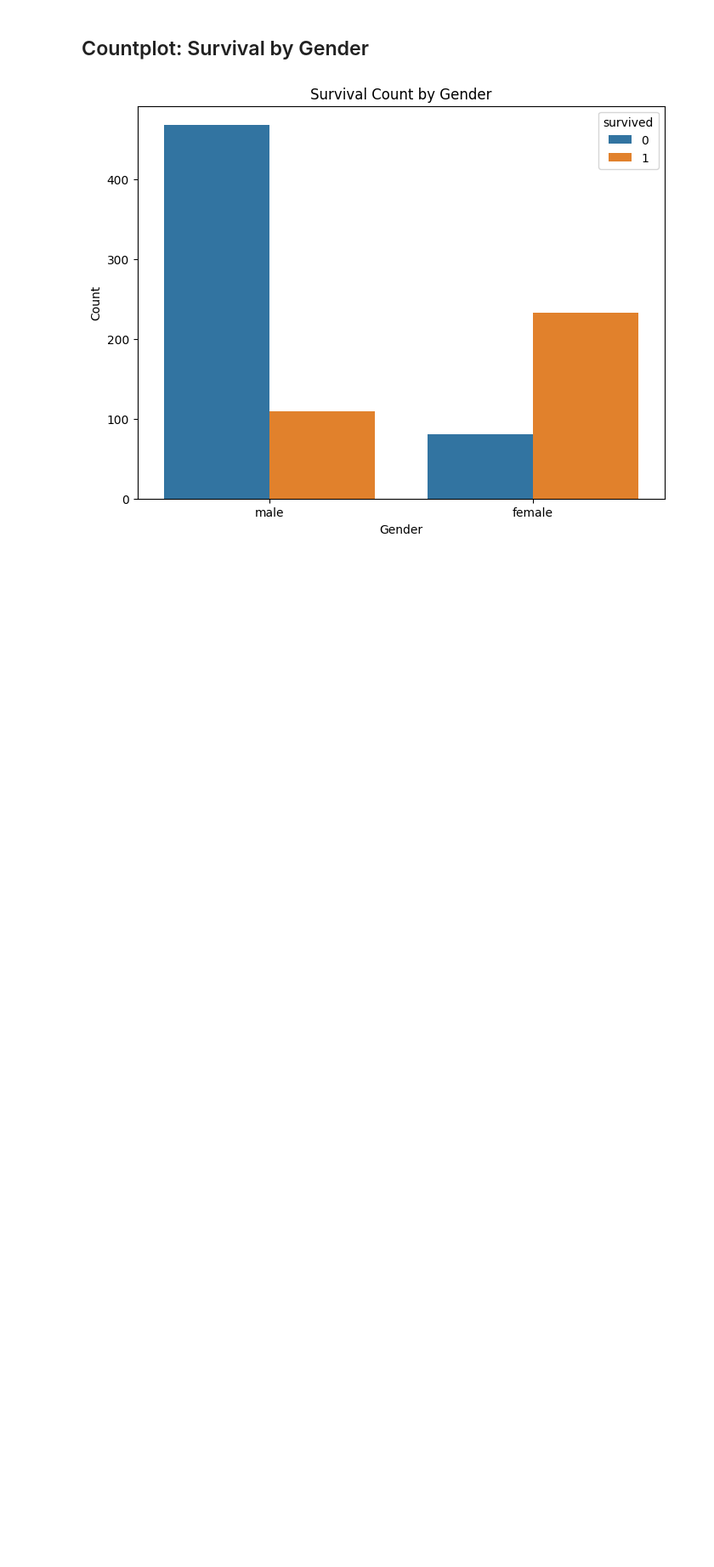
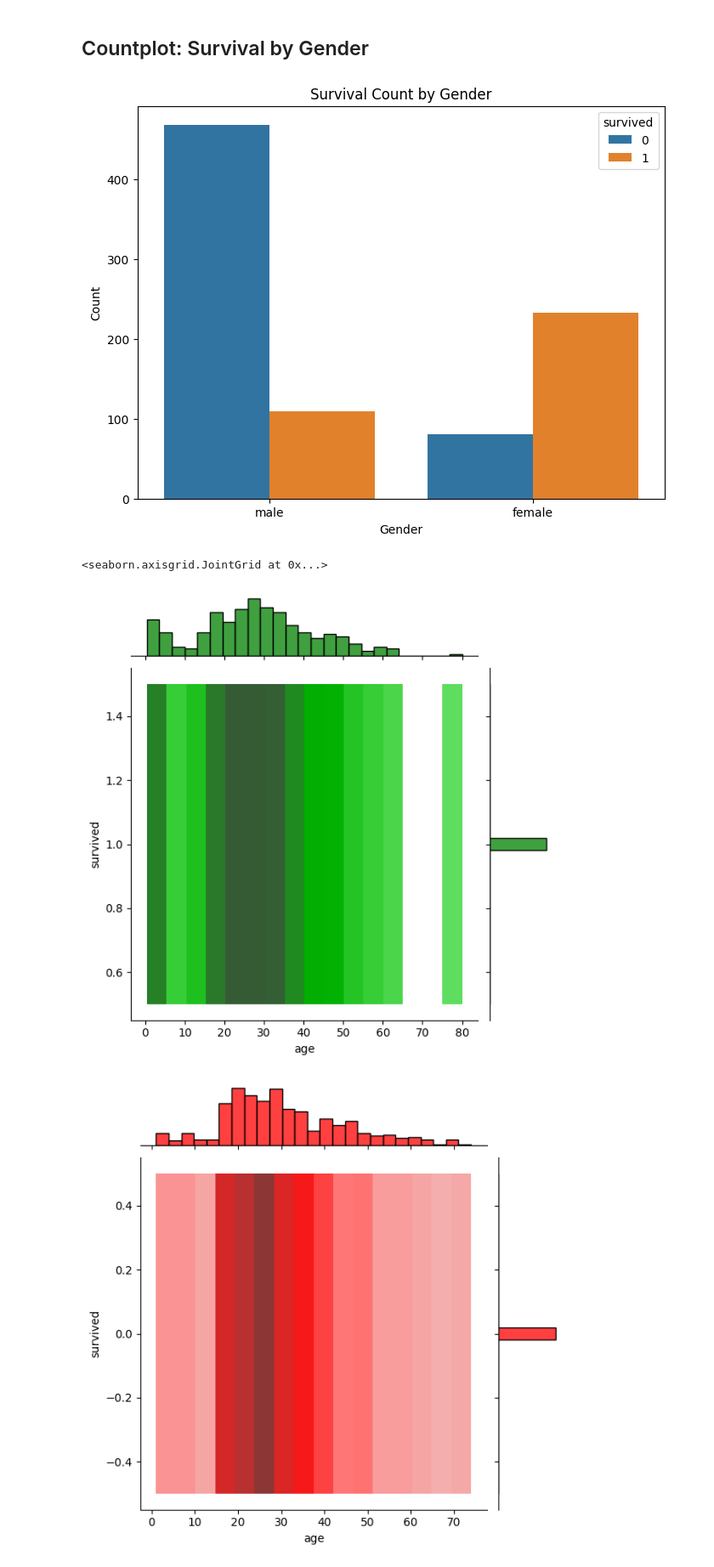
Before and after one commit to Kiran1504/SPPU-Sem-5, a Jupyter notebook: DSBDA/Assg_4.ipynb, the cells around one changed output. Shown at 85% size. Cells and saved outputs as stored; diff of their text form; code cells hidden in the pictures; blank space fills up the shorter version.

```diff
--- a/DSBDA/Assg_4.ipynb
+++ b/DSBDA/Assg_4.ipynb
@@ -85,3 +85,16 @@ plt.ylabel('Count')
 plt.show()
 # %% [output]
 [figure]
+# %%
+survived = titanic[titanic['survived'] == 1]
+died = titanic[titanic['survived'] == 0]
+
+# Plot for survivors (survived = 1)
+sns.jointplot(data=survived, x='age', y='survived', kind='hist', color='green', marginal_kws=dict(bins=25, fill=True))
+
+# Plot for those who died (survived = 0)
+sns.jointplot(data=died, x='age', y='survived', kind='hist', color='red', marginal_kws=dict(bins=25, fill=True))
+# %% [output]
+<seaborn.axisgrid.JointGrid at 0x...>
+[figure, added]
+[figure, added]
```
Also changed, not shown: 7 other files.
